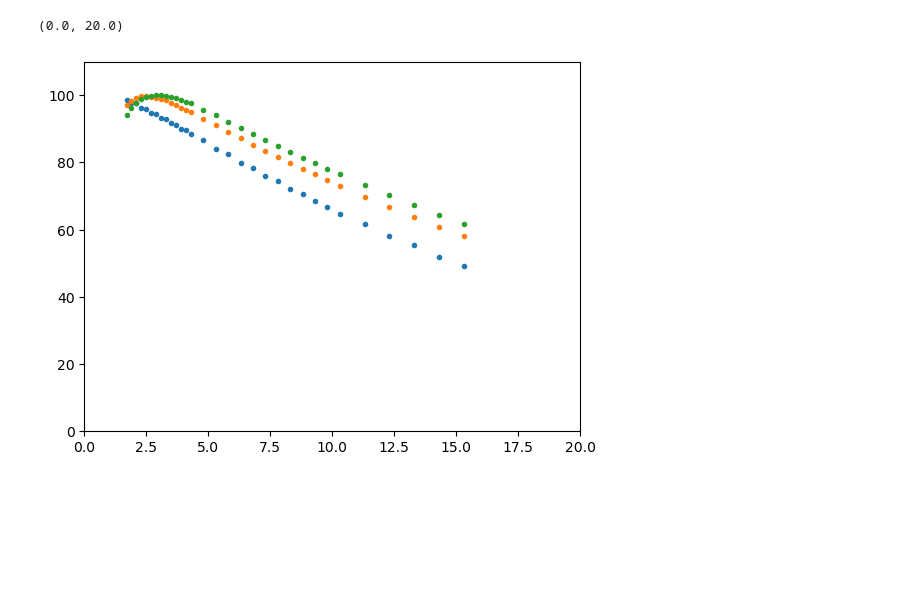
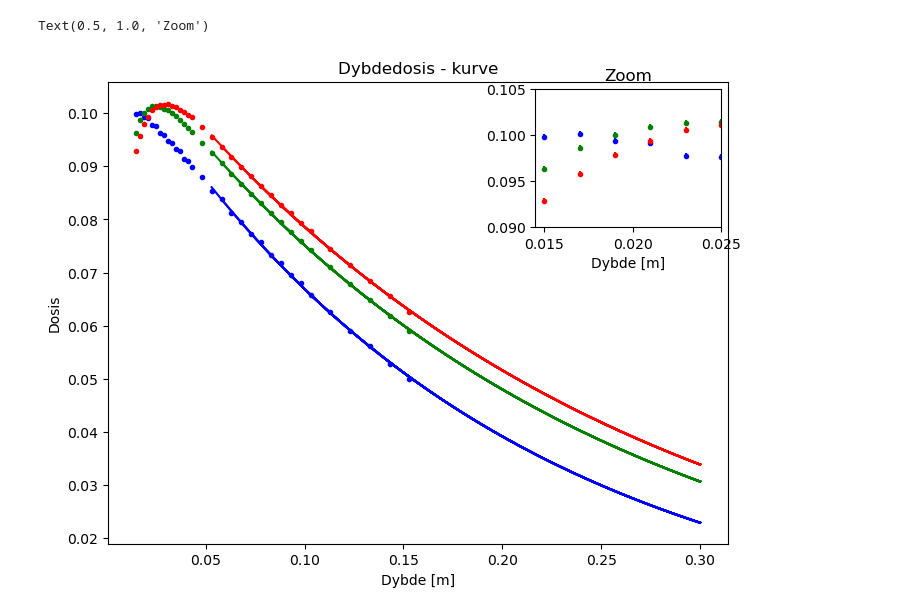
Before and after one commit to CarolineBalslev/DataProjekt, a Jupyter notebook: Projekt.1.ipynb, the cells around one changed output. Saved outputs shown, nothing was run; the diff lists cells and outputs as text; code cells hidden in the pictures; blank space fills up the shorter version.

```diff
--- a/Projekt.1.ipynb
+++ b/Projekt.1.ipynb
@@ -83,14 +116,44 @@ ax_inset.set_ylim(0.095,0.105)
-# %%
-max_D = np.max(D_15)
-Dp_6 = D_6/max_D * 100
-Dp_10 = D_10/max_D *100
-Dp_15 = D_15/max_D *100
-
-plt.plot(l_6,Dp_6, '.')
-plt.plot(l_10,Dp_10, '.')
-plt.plot(l_15,Dp_15, '.')
-plt.ylim([0,110])
-plt.xlim([0,20])
-# %% [output]
-(0.0, 20.0)
-[figure, removed]
+# %%
+
+def exp(x,a,c):
+    y = np.exp(- a*x) * c
+    return y
+
+
+par_6, cov_6 = curve_fit(exp,l_6[16:],D_6[16:], sigma = U_D6[16:], absolute_sigma= True)
+par_10, cov_10 = curve_fit(exp,l_10[16:],D_10[16:], sigma = U_D10[16:], absolute_sigma= True)
+par_15, cov_15 = curve_fit(exp,l_15[16:],D_15[16:], sigma = U_D15[16:], absolute_sigma= True)
+
+X_6 = np.linspace(l_6[16:],0.3)
+X_10 = np.linspace(l_10[16:],0.3)
+X_15 = np.linspace(l_15[16:],0.3)
+
+
+
+fig, ax = plt.subplots(figsize = (8,6))
+
+ax.plot(X_6,exp(X_6,*par_6), color = 'blue', label = '6V')
+ax.plot(X_10,exp(X_10,*par_10), color = 'green', label = '10V')
+ax.plot(X_15,exp(X_15,*par_15), color = 'red', label = '15V')
+
+
+ax.errorbar(l_6,D_6,yerr = U_D6, xerr = U_x,fmt = '.', color = 'blue', label = '6V - data')
+ax.errorbar(l_10,D_10,yerr = U_D10, xerr = U_x ,fmt = '.' , color = 'green', label = '10V - data ')
+ax.errorbar(l_15,D_15,yerr = U_D15, xerr = U_x, fmt = '.', color = 'red', label = '15V - data ')
+ax.set_xlabel('Dybde [m]')
+ax.set_ylabel('Dosis')
+ax.set_title('Dybdedosis - kurve')
+
+ax_inset = inset_axes(ax, width = "30%", height = "30%", loc = "upper right")
+ax_inset.errorbar(l_6,D_6,yerr = U_D6, xerr = U_x, color = 'blue', fmt = '.' )
+ax_inset.errorbar(l_10,D_10,yerr = U_D10, xerr = U_x , color = 'green', fmt = '.')
+ax_inset.errorbar(l_15,D_15,yerr = U_D15, xerr = U_x, color = 'red', fmt = '.')
+ax_inset.set_xlim(0.0145,0.025)
+ax_inset.set_ylim(0.09,0.105)
+ax_inset.set_xlabel('Dybde [m]')
+ax_inset.set_title('Zoom')
+
+#ax.legend()
+# %% [output]
+Text(0.5, 1.0, 'Zoom')
+[figure, added]
```
Also changed, not shown: parts of 9 cells of this notebook.
